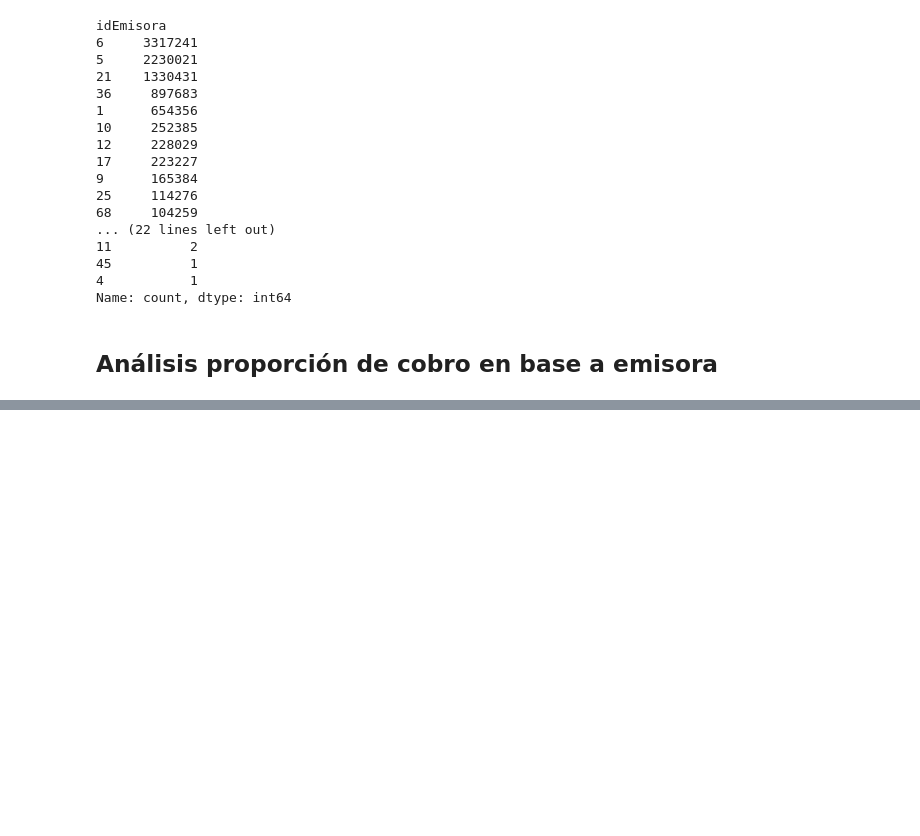
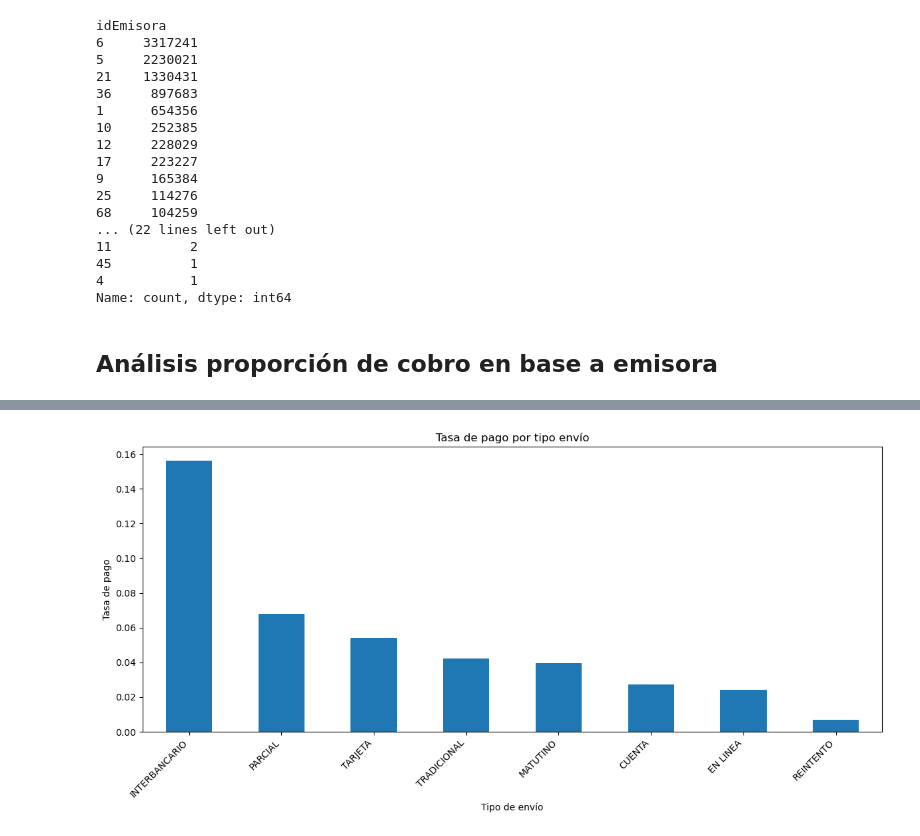
Before and after one commit to allfunso/Qubitos-Datathon, a Jupyter notebook: experiments.ipynb, the cells around one changed output, grey strips where cells are left out. Drawn from its saved outputs; the diff is of its cells as text; code cells hidden in the pictures; blank space fills up the shorter version.

```diff
--- a/experiments.ipynb
+++ b/experiments.ipynb
@@ -114,0 +139,19 @@ plt.show()
+# %%
+cobros_detallados['pagado'] = cobros_detallados['montoCobrado'] > 0
+tasas_emisora_summary = cobros_detallados.groupby('TipoEnvio').agg(
+    total_intentos=('pagado', 'count'),
+    tasa_pago=('pagado', 'mean')
+).sort_values(by='tasa_pago', ascending=False)
+# %%
+threshold = 200
+tasas_emisora_summary = tasas_emisora_summary[tasas_emisora_summary['total_intentos'] > threshold]
+# %%
+tasas_emisora_summary['tasa_pago'].plot(kind='bar', figsize=(12, 6))
+plt.title('Tasa de pago por tipo envío')
+plt.ylabel('Tasa de pago')
+plt.xlabel('Tipo de envío')
+plt.xticks(rotation=45, ha='right')  # Rotate and align right
+plt.tight_layout()
+plt.show()
+# %% [output]
+[figure, added]
```
Also changed, not shown: parts of 8 cells of this notebook.
